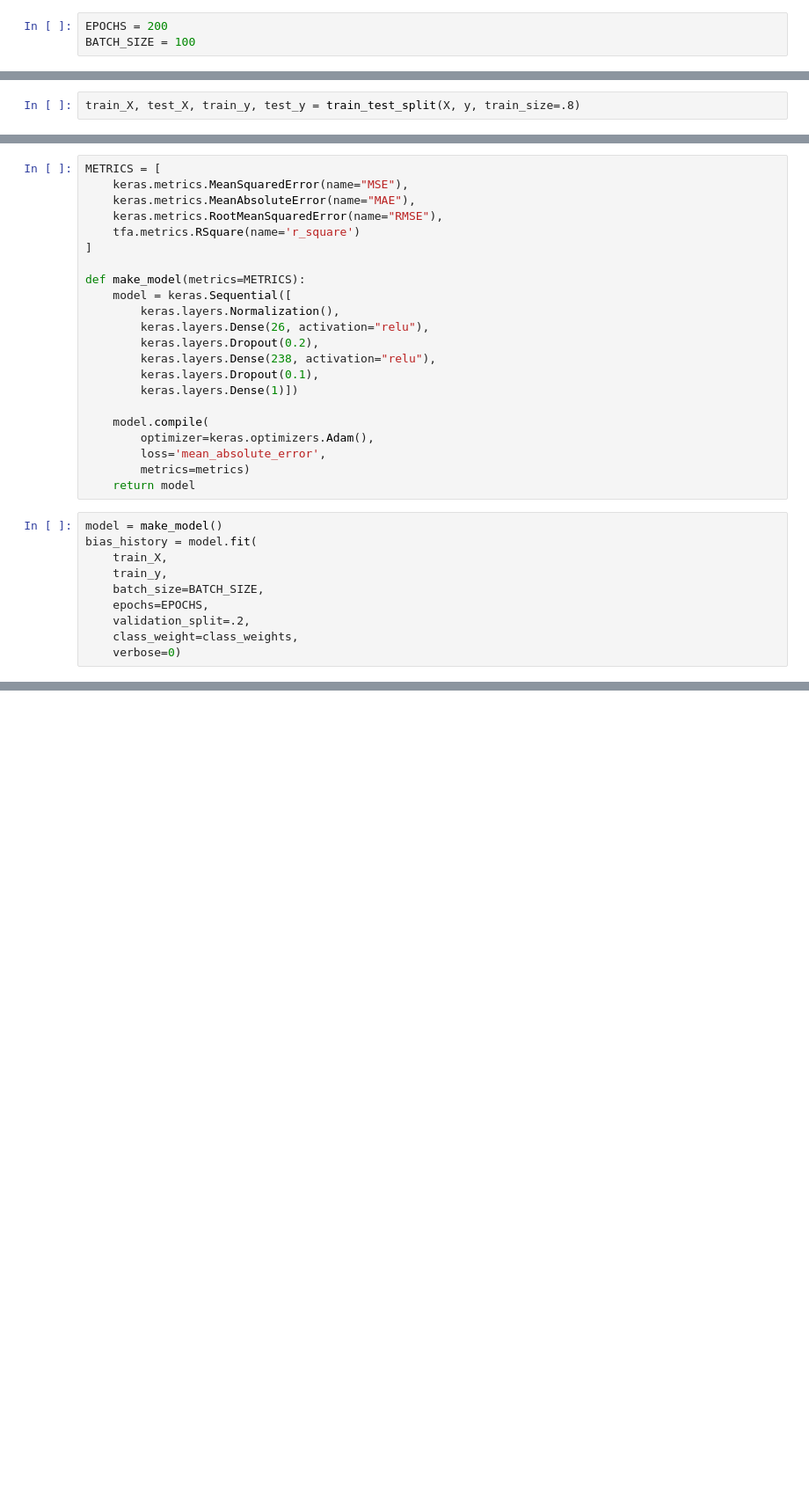
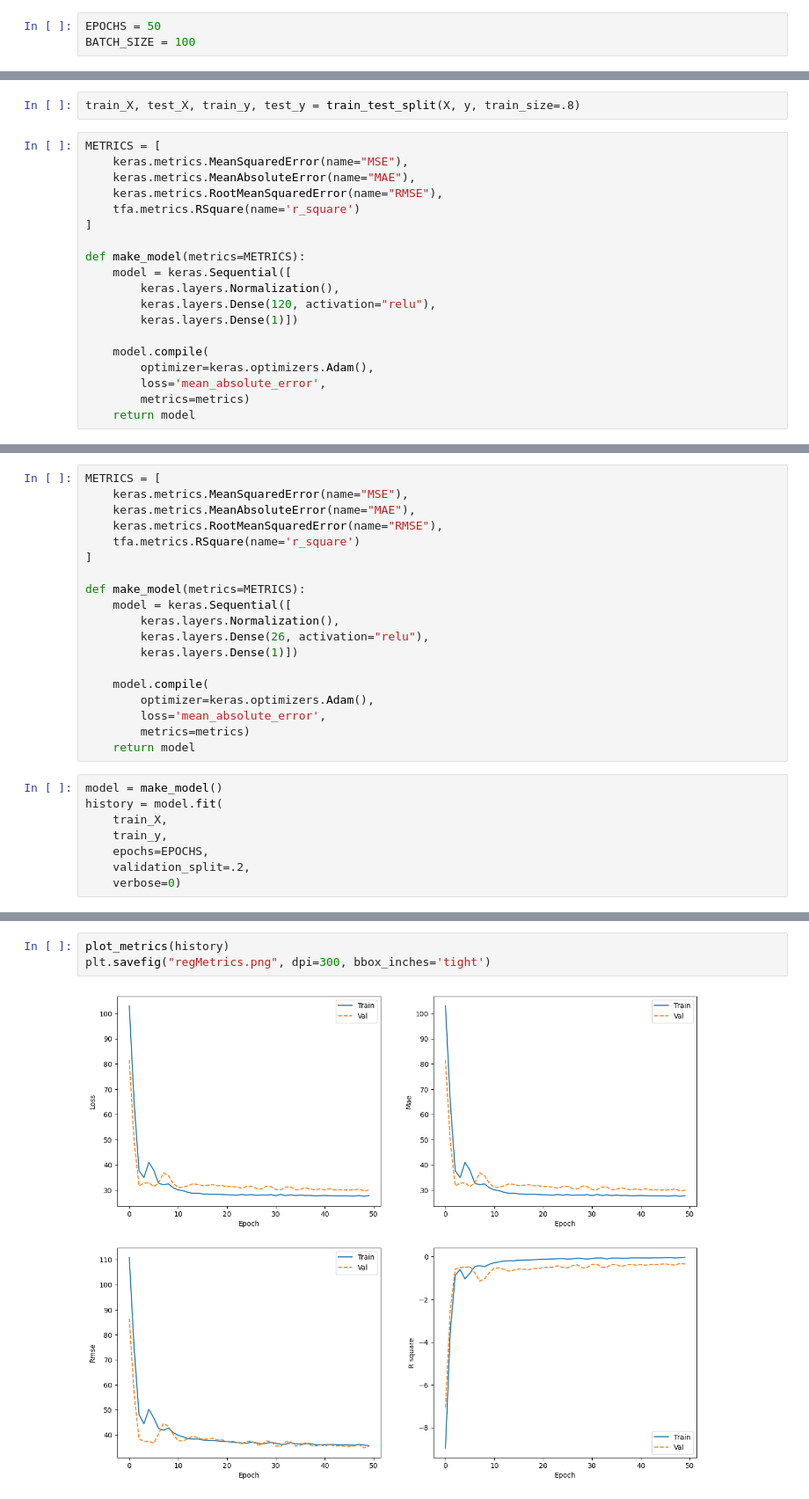
Before and after one commit to Raaaii/Breast_Cancer_ML-DL, a Jupyter notebook: nn/regression.ipynb, the cells around one changed output, grey strips where cells are left out. Shown at 88% size. Cells and saved outputs as stored; diff of their text form; blank space fills up the shorter version.

Commit message:
history

```diff
--- a/nn/regression.ipynb
+++ b/nn/regression.ipynb
@@ -97,5 +98,5 @@ def plot_metrics(history):
 # %%
-EPOCHS = 200
+EPOCHS = 50
 BATCH_SIZE = 100
 # %%
 early_stopping = keras.callbacks.EarlyStopping(
@@ -106,3 +107,22 @@ early_stopping = keras.callbacks.EarlyStopping(
     restore_best_weights=True)
 # %%
 train_X, test_X, train_y, test_y = train_test_split(X, y, train_size=.8)
+# %%
+METRICS = [
+    keras.metrics.MeanSquaredError(name="MSE"),
+    keras.metrics.MeanAbsoluteError(name="MAE"),
+    keras.metrics.RootMeanSquaredError(name="RMSE"),
+    tfa.metrics.RSquare(name='r_square')
+]
+
+def make_model(metrics=METRICS):
+    model = keras.Sequential([
+        keras.layers.Normalization(),
+        keras.layers.Dense(120, activation="relu"),
+        keras.layers.Dense(1)])
+
+    model.compile(
+        optimizer=keras.optimizers.Adam(),
+        loss='mean_absolute_error',
+        metrics=metrics)
+    return model
@@ -118,9 +149,6 @@ def make_model(metrics=METRICS):
     model = keras.Sequential([
         keras.layers.Normalization(),
         keras.layers.Dense(26, activation="relu"),
-        keras.layers.Dropout(0.2),
-        keras.layers.Dense(238, activation="relu"),
-        keras.layers.Dropout(0.1),
         keras.layers.Dense(1)])
 
     model.compile(
@@ -130,11 +158,9 @@ def make_model(metrics=METRICS):
     return model
 # %%
 model = make_model()
-bias_history = model.fit(
+history = model.fit(
     train_X,
     train_y,
-    batch_size=BATCH_SIZE,
     epochs=EPOCHS,
     validation_split=.2,
-    class_weight=class_weights,
     verbose=0)
@@ -140,0 +169,5 @@ bias_history = model.fit(
+# %%
+plot_metrics(history)
+plt.savefig("regMetrics.png", dpi=300, bbox_inches='tight')
+# %% [output]
+[figure, added]
```
Also changed, not shown: parts of 14 cells of this notebook, 3 other files.
